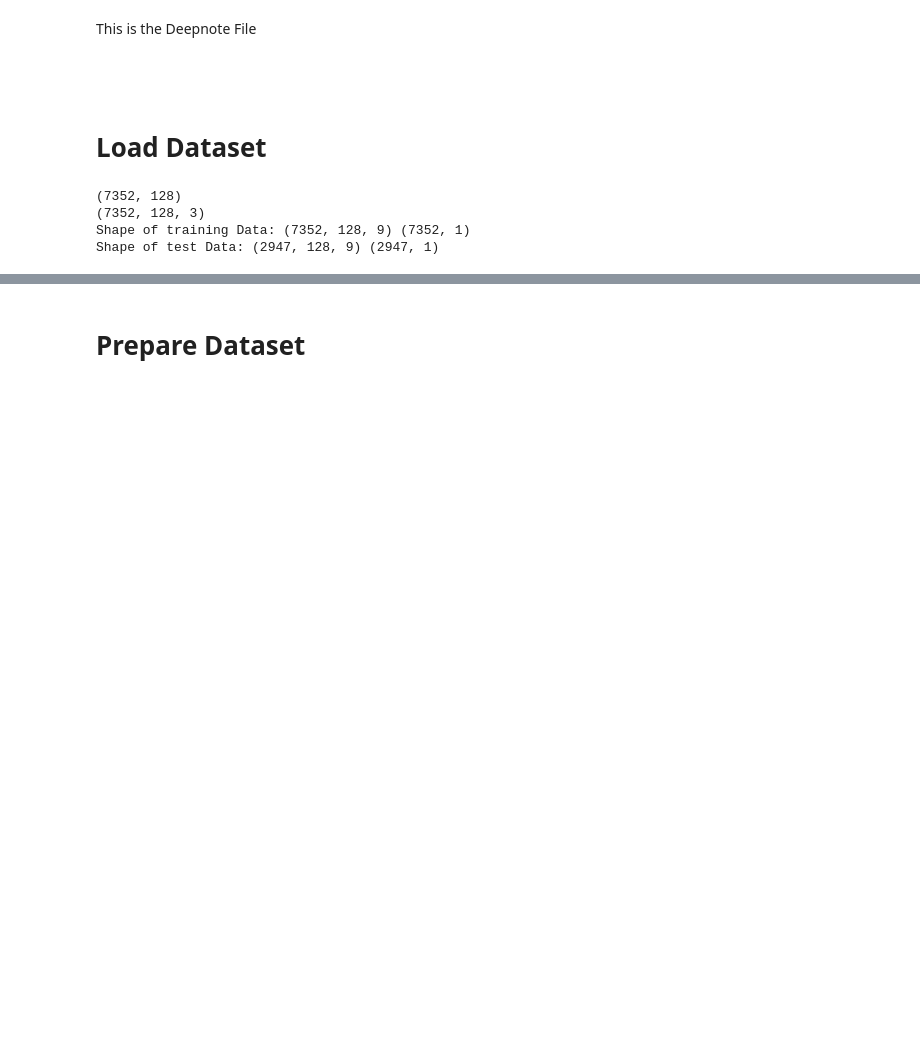
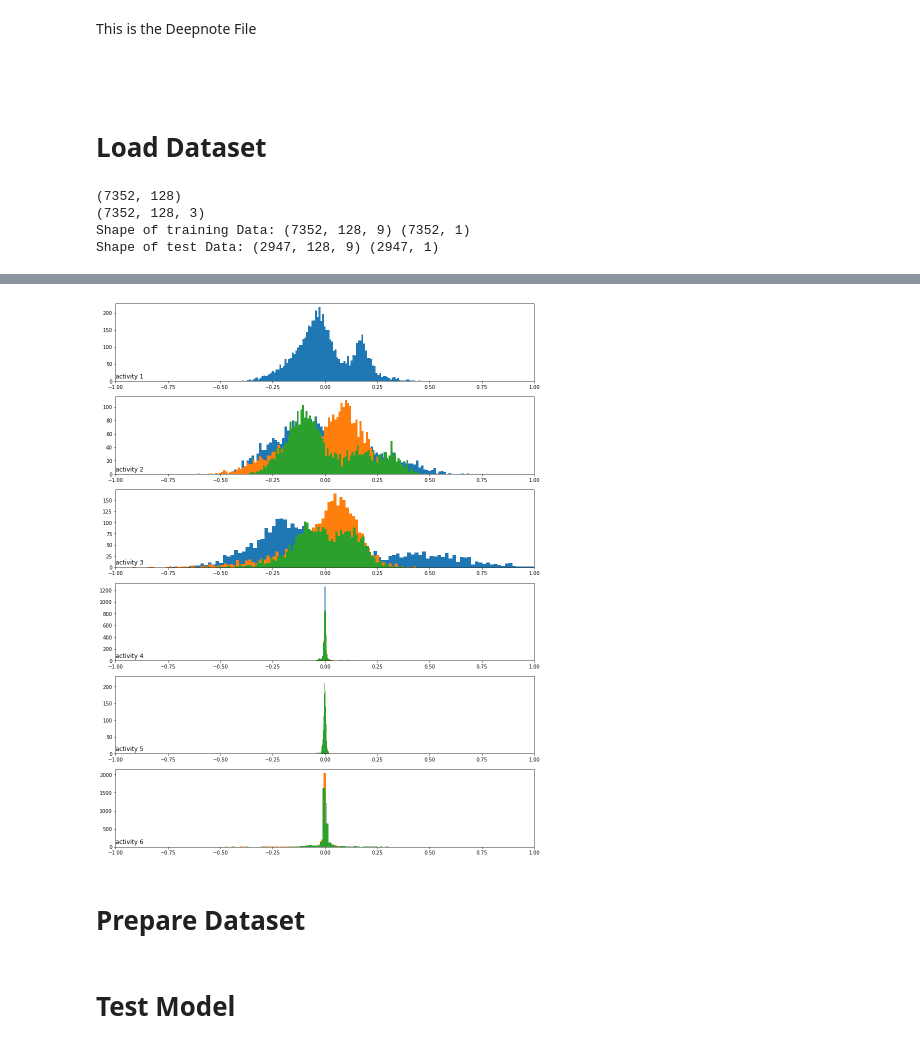
Before and after one commit to Entspannter/CrispCerebella, a Jupyter notebook: DN-CrispCerebella.ipynb, the cells around one changed output, grey strips where cells are left out. Drawn from its saved outputs; the diff is of its cells as text; code cells hidden in the pictures; blank space fills up the shorter version.

Commit message:
Synced Kerad model

```diff
--- a/DN-CrispCerebella.ipynb
+++ b/DN-CrispCerebella.ipynb
@@ -88,2 +224,38 @@ DescribeResult(nobs=2947, minmax=(array([[-0.2454728, -1.112589 , -1.0158   , ..
+# %%
+# group data by activity
+def data_by_activity(X, y, activities):
+	# group windows by activity
+	return {a:X[y[:,0]==a, :, :] for a in activities}
+
+# plot histograms for each activity for a subject
+def plot_activity_histograms(X, y):
+	# get a list of unique activities for the subject
+	activity_ids = unique(y[:,0])
+	# group windows by activity
+	grouped = data_by_activity(X, y, activity_ids)
+	# plot per activity, histograms for each axis
+	pyplot.figure(figsize=(15,20))
+	xaxis = None
+	for k in range(len(activity_ids)):
+		act_id = activity_ids[k]
+		# total acceleration
+		for i in range(3):
+			ax = pyplot.subplot(len(activity_ids), 1, k+1, sharex=xaxis)
+			ax.set_xlim(-1,1)
+			if k == 0:
+				xaxis = ax
+			pyplot.hist(to_series(grouped[act_id][:,:,3+i]), bins=100)
+			pyplot.title('activity '+str(act_id), y=0, loc='left')
+	pyplot.show()
+
+# get the data for one subject
+sub_id = train_subjects[0]
+subX, suby = data_for_subject(trainX, trainy, sub_map, sub_id)
+# plot data for subject
+plot_activity_histograms(subX, suby)
+# %% [output]
+[figure, added]
 # %% [markdown]
 # Prepare Dataset
+# %% [markdown]
+# Test Model
```
Also changed, not shown: parts of 13 cells of this notebook, 2 other files.
